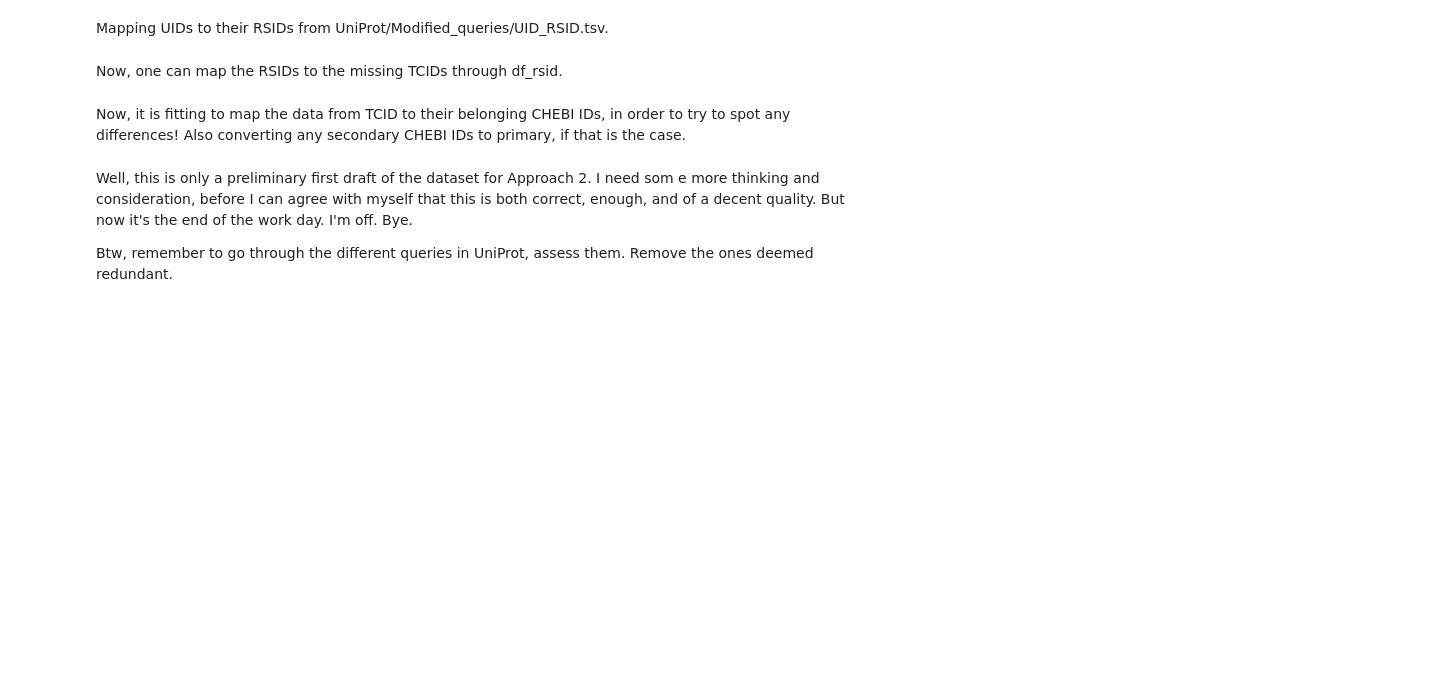
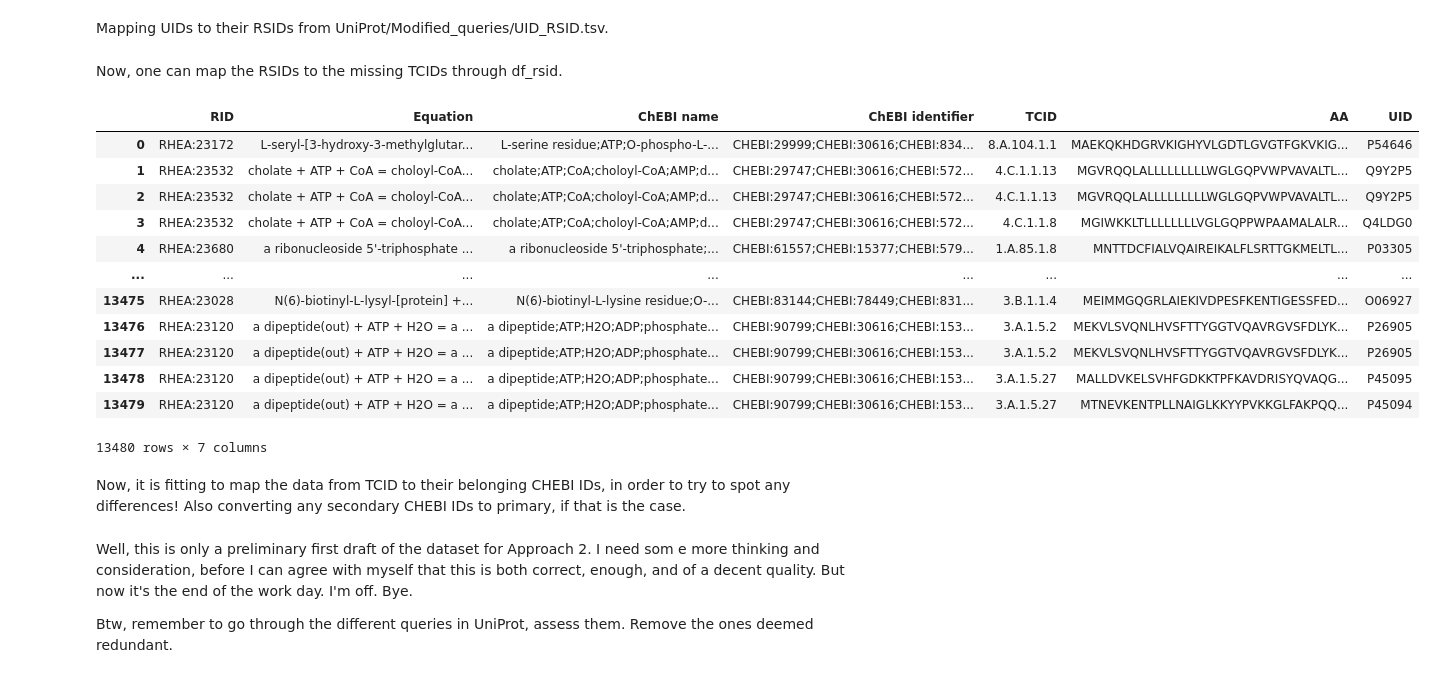
Before and after one commit to blandro/master-project, a Jupyter notebook: Approach 2/main2.ipynb, the cells around one changed output. Saved outputs shown, nothing was run; the diff lists cells and outputs as text; code cells hidden in the pictures; blank space fills up the shorter version.

```diff
--- a/Approach 2/main2.ipynb
+++ b/Approach 2/main2.ipynb
@@ -102,11 +102,38 @@ uid_rsid_map = pd.read_csv("../UniProt/Modified_queries/UID_RSID.tsv", sep="\t")
 df = df.merge(uid_rsid_map, on="UID", how="left")
 # %% [markdown]
 Now, one can map the RSIDs to the missing TCIDs through df_rsid.
-# %%
-df = df.merge(df_rsid, on="RSID", how="left", suffixes=("_x", "_y"))
-df["TCID"] = df["TCID_x"].fillna(df["TCID_y"])
-df.drop(columns=["TCID_x", "TCID_y"], inplace=True)
-df = df.dropna(subset=["TCID"]).reset_index(drop=True)
+# %%
+#First try this - Evaluate 1
+# df = df.merge(df_rsid, on="RSID", how="left", suffixes=("_x", "_y"))
+# df["TCID"] = df["TCID_x"].fillna(df["TCID_y"])
+# df.drop(columns=["TCID_x", "TCID_y"], inplace=True)
+# df = df.dropna(subset=["TCID"]).reset_index(drop=True)
+
+#Then try this - Evaluate 2
+df = df.merge(df_aa.iloc[:,[1,2]], left_on='RSID', right_on='UID', how="left") #test everything below except last line
+# df.drop(columns=["TCID_x", "TCID_y"], inplace=True)
+df["AA"] = df["AA_x"].fillna(df["AA_y"])
+df["UID"] = df["UID_x"].fillna(df["UID_y"])
+df.drop(columns=["UID_x", "UID_y", "AA_x", "AA_y"], inplace=True) #Put all the drops on one line...
+df["UID"] = df["UID"].fillna(df["RSID"])
+# df = df.merge(df_aa.iloc[:,[1,2]], on="UID", how="left")
+df = df.dropna(subset=["AA"]).reset_index(drop=True) # OR drop based on the ones without AA - Prob. smarter (TCID bef)
+df.drop(columns=["RSID"], inplace=True)
+df
+# %% [output]
+|  | RID | Equation | ChEBI name | ChEBI identifier | TCID | AA | UID |
+| 0 | RHEA:23172 | L-seryl-[3-hydroxy-3-methylglutar... | L-serine residue;ATP;O-phospho-L-... | CHEBI:29999;CHEBI:30616;CHEBI:834... | 8.A.104.1.1 | MAEKQKHDGRVKIGHYVLGDTLGVGTFGKVKIG... | P54646 |
+| 1 | RHEA:23532 | cholate + ATP + CoA = choloyl-CoA... | cholate;ATP;CoA;choloyl-CoA;AMP;d... | CHEBI:29747;CHEBI:30616;CHEBI:572... | 4.C.1.1.13 | MGVRQQLALLLLLLLLLWGLGQPVWPVAVALTL... | Q9Y2P5 |
+| 2 | RHEA:23532 | cholate + ATP + CoA = choloyl-CoA... | cholate;ATP;CoA;choloyl-CoA;AMP;d... | CHEBI:29747;CHEBI:30616;CHEBI:572... | 4.C.1.1.13 | MGVRQQLALLLLLLLLLWGLGQPVWPVAVALTL... | Q9Y2P5 |
+| 3 | RHEA:23532 | cholate + ATP + CoA = choloyl-CoA... | cholate;ATP;CoA;choloyl-CoA;AMP;d... | CHEBI:29747;CHEBI:30616;CHEBI:572... | 4.C.1.1.8 | MGIWKKLTLLLLLLLLVGLGQPPWPAAMALALR... | Q4LDG0 |
+| 4 | RHEA:23680 | a ribonucleoside 5'-triphosphate ... | a ribonucleoside 5'-triphosphate;... | CHEBI:61557;CHEBI:15377;CHEBI:579... | 1.A.85.1.8 | MNTTDCFIALVQAIREIKALFLSRTTGKMELTL... | P03305 |
+| ... | ... | ... | ... | ... | ... | ... | ... |
+| 13475 | RHEA:23028 | N(6)-biotinyl-L-lysyl-[protein] +... | N(6)-biotinyl-L-lysine residue;O-... | CHEBI:83144;CHEBI:78449;CHEBI:831... | 3.B.1.1.4 | MEIMMGQGRLAIEKIVDPESFKENTIGESSFED... | O06927 |
+| 13476 | RHEA:23120 | a dipeptide(out) + ATP + H2O = a ... | a dipeptide;ATP;H2O;ADP;phosphate... | CHEBI:90799;CHEBI:30616;CHEBI:153... | 3.A.1.5.2 | MEKVLSVQNLHVSFTTYGGTVQAVRGVSFDLYK... | P26905 |
+| 13477 | RHEA:23120 | a dipeptide(out) + ATP + H2O = a ... | a dipeptide;ATP;H2O;ADP;phosphate... | CHEBI:90799;CHEBI:30616;CHEBI:153... | 3.A.1.5.2 | MEKVLSVQNLHVSFTTYGGTVQAVRGVSFDLYK... | P26905 |
+| 13478 | RHEA:23120 | a dipeptide(out) + ATP + H2O = a ... | a dipeptide;ATP;H2O;ADP;phosphate... | CHEBI:90799;CHEBI:30616;CHEBI:153... | 3.A.1.5.27 | MALLDVKELSVHFGDKKTPFKAVDRISYQVAQG... | P45095 |
+| 13479 | RHEA:23120 | a dipeptide(out) + ATP + H2O = a ... | a dipeptide;ATP;H2O;ADP;phosphate... | CHEBI:90799;CHEBI:30616;CHEBI:153... | 3.A.1.5.27 | MTNEVKENTPLLNAIGLKKYYPVKKGLFAKPQQ... | P45094 |
+13480 rows × 7 columns
 # %% [markdown]
 Now, it is fitting to map the data from TCID to their belonging CHEBI IDs, in order to try to spot any differences! Also converting any secondary CHEBI IDs to primary, if that is the case.
 # %%
```
Also changed, not shown: parts of 6 cells of this notebook.
